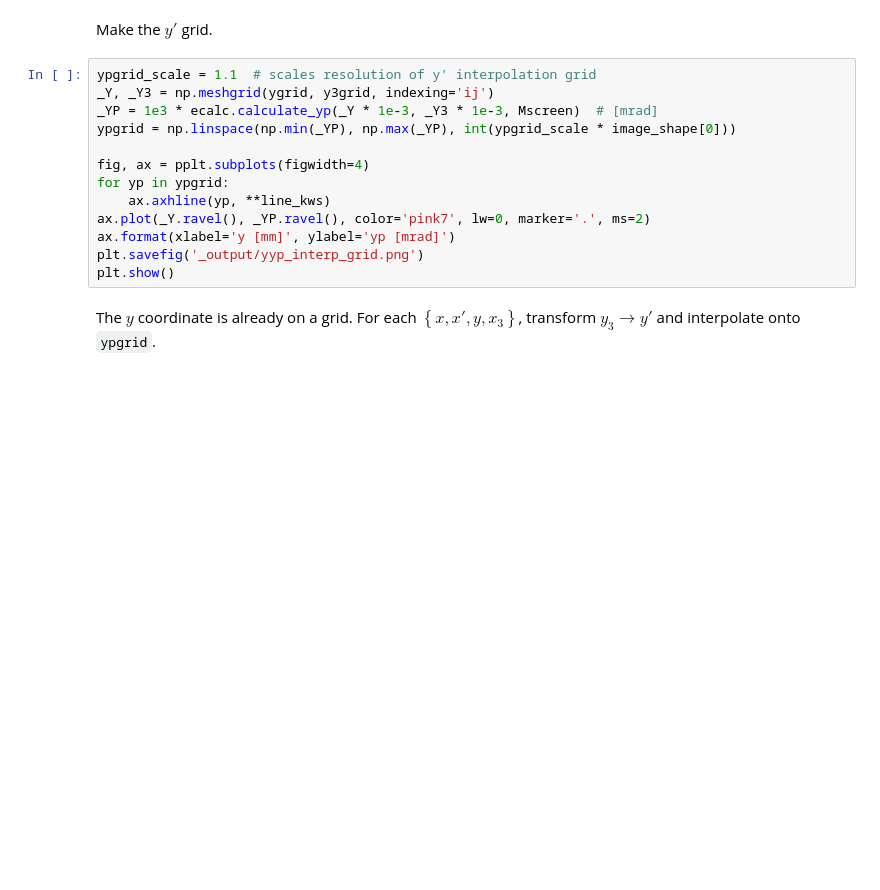
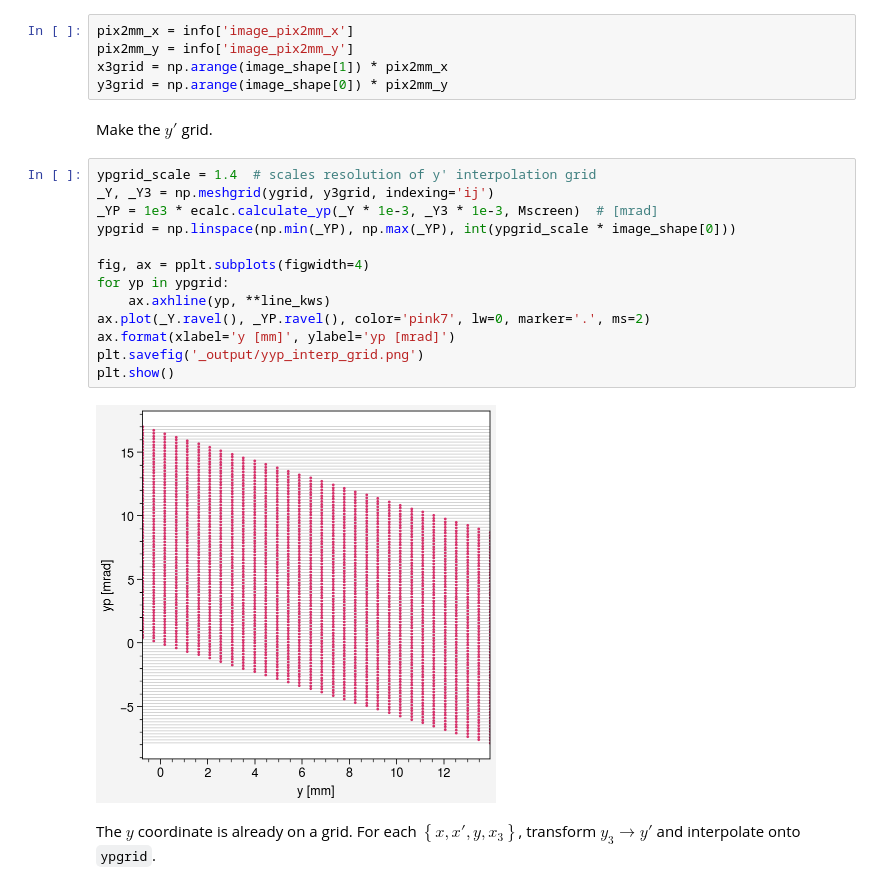
Before and after one commit to austin-hoover/analysis-sns-btf, a Jupyter notebook: scan3d/scan-xxpy-image-ypdE/scan-xxpy-image-ypdE_step1.ipynb, the cells around one changed output. Saved outputs shown, nothing was run; the diff lists cells and outputs as text; blank space fills up the shorter version.

Commit message:
pix2mm needs to come from 'image_pix2mm_x' and 'image_pix2mm_y'

```diff
--- a/scan3d/scan-xxpy-image-ypdE/scan-xxpy-image-ypdE_step1.ipynb
+++ b/scan3d/scan-xxpy-image-ypdE/scan-xxpy-image-ypdE_step1.ipynb
@@ -229,18 +231,25 @@ for k in trange(shape[2]):
+# %%
+pix2mm_x = info['image_pix2mm_x']
+pix2mm_y = info['image_pix2mm_y']
+x3grid = np.arange(image_shape[1]) * pix2mm_x
+y3grid = np.arange(image_shape[0]) * pix2mm_y
 # %% [markdown]
 Make the $y'$ grid.
 # %%
-ypgrid_scale = 1.1  # scales resolution of y' interpolation grid
+ypgrid_scale = 1.4  # scales resolution of y' interpolation grid
 _Y, _Y3 = np.meshgrid(ygrid, y3grid, indexing='ij')
 _YP = 1e3 * ecalc.calculate_yp(_Y * 1e-3, _Y3 * 1e-3, Mscreen)  # [mrad]
 ypgrid = np.linspace(np.min(_YP), np.max(_YP), int(ypgrid_scale * image_shape[0]))
 
 fig, ax = pplt.subplots(figwidth=4)
 for yp in ypgrid:
     ax.axhline(yp, **line_kws)
 ax.plot(_Y.ravel(), _YP.ravel(), color='pink7', lw=0, marker='.', ms=2)
 ax.format(xlabel='y [mm]', ylabel='yp [mrad]')
 plt.savefig('_output/yyp_interp_grid.png')
 plt.show()
+# %% [output]
+[figure, added]
 # %% [markdown]
 The $y$ coordinate is already on a grid. For each $\left\{x, x', y, x_3\right\}$, transform $y_3 \rightarrow y'$ and interpolate onto `ypgrid`.
 # %%
```
Also changed, not shown: parts of 1 cell of this notebook, 1 other file.
